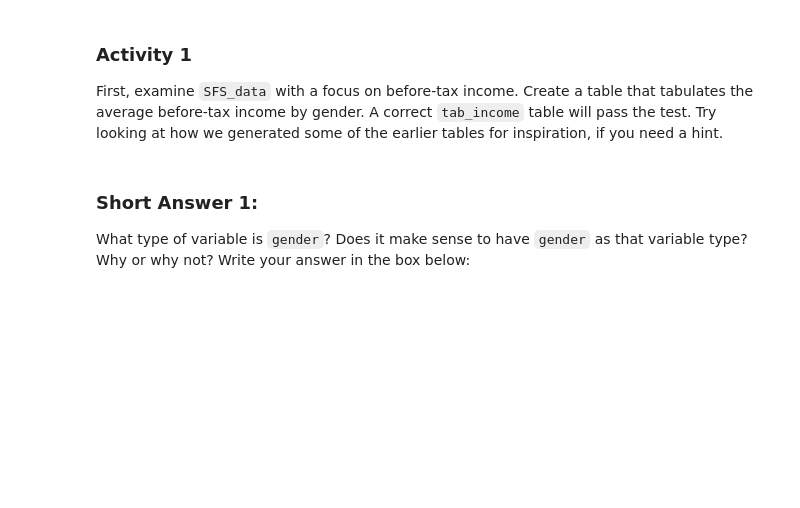
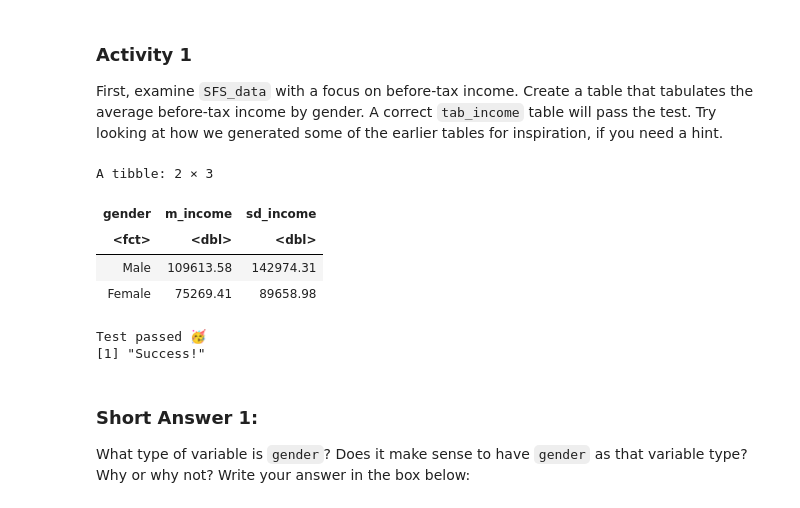
Before and after one commit to ubcecon/comet-project, a Jupyter notebook: docs/econ_326/Module_1/Module1_question.ipynb, the cells around one changed output. Saved outputs shown, nothing was run; the diff lists cells and outputs as text; code cells hidden in the pictures; blank space fills up the shorter version.

```diff
--- a/docs/econ_326/Module_1/Module1_question.ipynb
+++ b/docs/econ_326/Module_1/Module1_question.ipynb
@@ -365,15 +567,24 @@ At this point, we have started to explore the gender wealth gap.  Next, work on
 ### Activity 1
 First, examine ``SFS_data`` with a focus on before-tax income. Create a table that tabulates the average before-tax income by gender. A correct ``tab_income`` table will pass the test.  Try looking at how we generated some of the earlier tables for inspiration, if you need a hint.
 # %%
+
 tab_income <- #fill in the code below; what goes before the %>%?
     SFS_data %>%
-             %>%
+    group_by(gender)  %>%
     summarize(m_income = mean(income_before_tax), sd_income = sd(income_before_tax))
 
 tab_income
 
 answer1 <- tab_income
 test_1() #quiz 1
+# %% [output]
+A tibble: 2 × 3
+| gender | m_income | sd_income |
+| <fct> | <dbl> | <dbl> |
+| Male | 109613.58 | 142974.31 |
+| Female | 75269.41 | 89658.98 |
+Test passed 🥳
+[1] "Success!"
 # %% [markdown]
 ### Short Answer 1:
 
```
Also changed, not shown: parts of 51 cells of this notebook, 1 other file.
